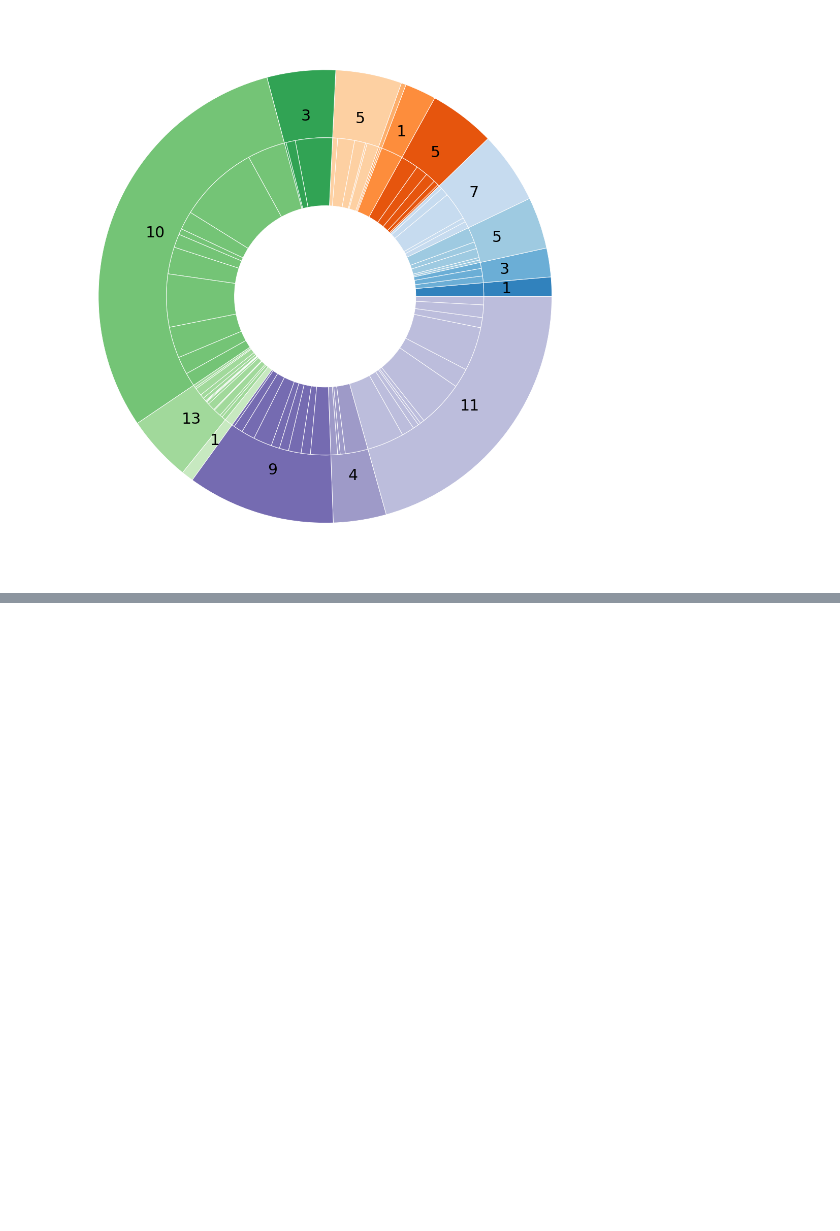
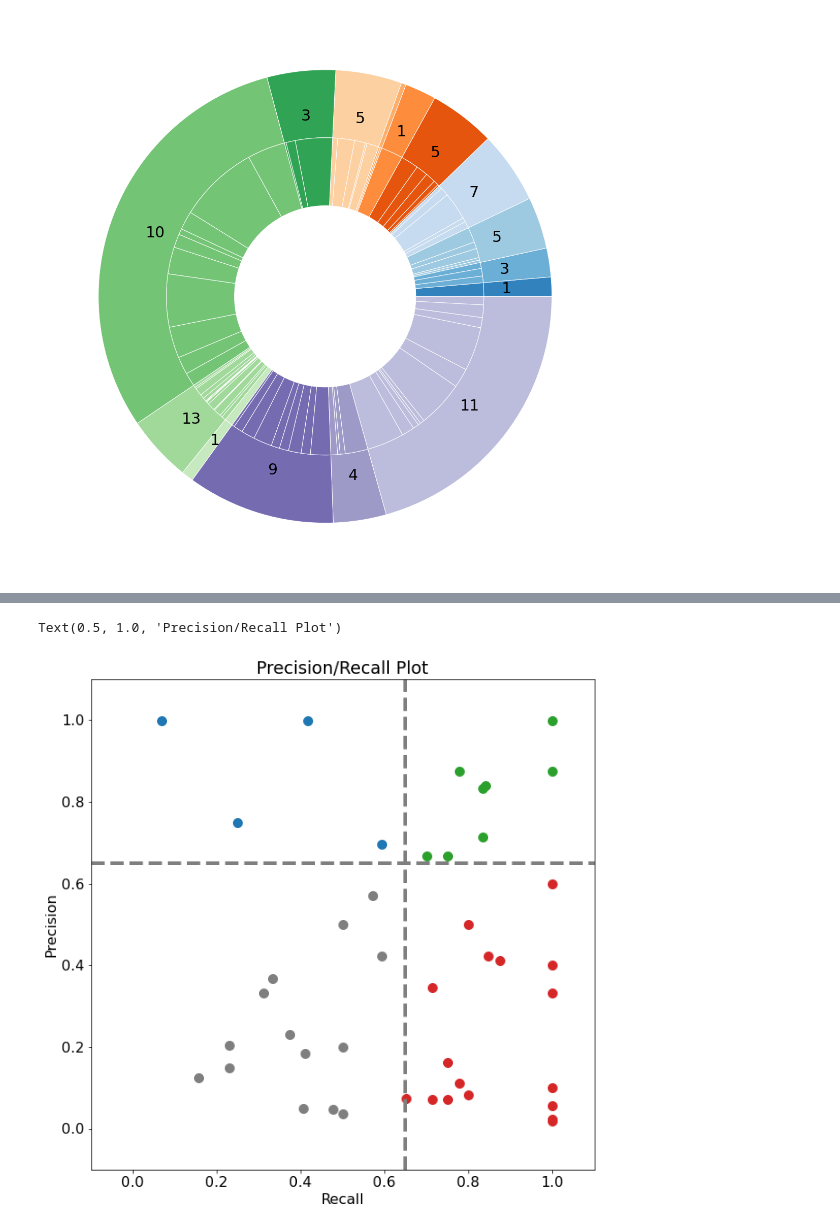
Before and after one commit to Reosu/modulome_mtb, a Jupyter notebook: notebooks/5_QC_QA_Summary.ipynb, the cells around one changed output, grey strips where cells are left out. Cells and saved outputs as stored; diff of their text form; code cells hidden in the pictures; blank space fills up the shorter version.

```diff
--- a/notebooks/5_QC_QA_Summary.ipynb
+++ b/notebooks/5_QC_QA_Summary.ipynb
@@ -112,0 +134,3 @@ plt.savefig("../figures/interim_figures/iMod_Donut_Chart.svg",transparent = True
+# %%
+iModulon_table = pd.read_csv("../data/processed_data/iModulon_table.csv",index_col=0)
+iModulon_table
@@ -112,0 +152,26 @@ plt.savefig("../figures/interim_figures/iMod_Donut_Chart.svg",transparent = True
+# %%
+plt.rcParams['font.size'] = '16'
+
+fig,ax = plt.subplots(figsize=[10,10])
+for i,row in iModulon_table.iterrows():
+    if row["recall"] == 0 and row["precision"] == 0:
+        continue
+    if row["recall"] < .65 and row["precision"] < .65:
+        ax.plot(row["recall"],row["precision"],"o",color="tab:grey",markersize= 10)
+    elif row["recall"] > .65 and row["precision"] < .65:
+        ax.plot(row["recall"],row["precision"],"o",color="tab:red",markersize= 10)
+    elif row["recall"] < .65 and row["precision"] > .65:
+        ax.plot(row["recall"],row["precision"],"o",color="tab:blue",markersize= 10)
+    else:
+        ax.plot(row["recall"],row["precision"],"o",color="tab:green",markersize= 10)
+
+ax.set_ylim([-.1,1.1])
+ax.set_xlim([-.1,1.1])
+ax.plot([.65,.65],[-.1,1.1],"--",color="tab:grey",linewidth=4)
+ax.plot([-.1,1.1],[.65,.65],"--",color="tab:grey",linewidth=4)
+ax.set_ylabel("Precision")
+ax.set_xlabel("Recall")
+ax.set_title("Precision/Recall Plot")
+# %% [output]
+Text(0.5, 1.0, 'Precision/Recall Plot')
+[figure, added]
```
Also changed, not shown: parts of 7 cells of this notebook, 27 other files.
